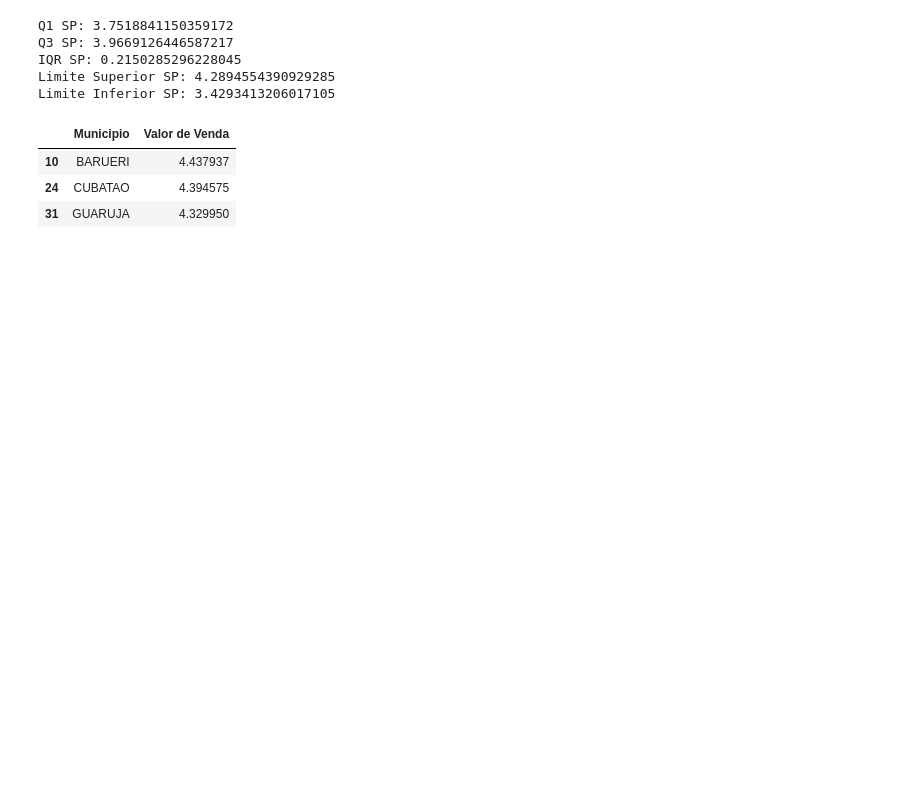
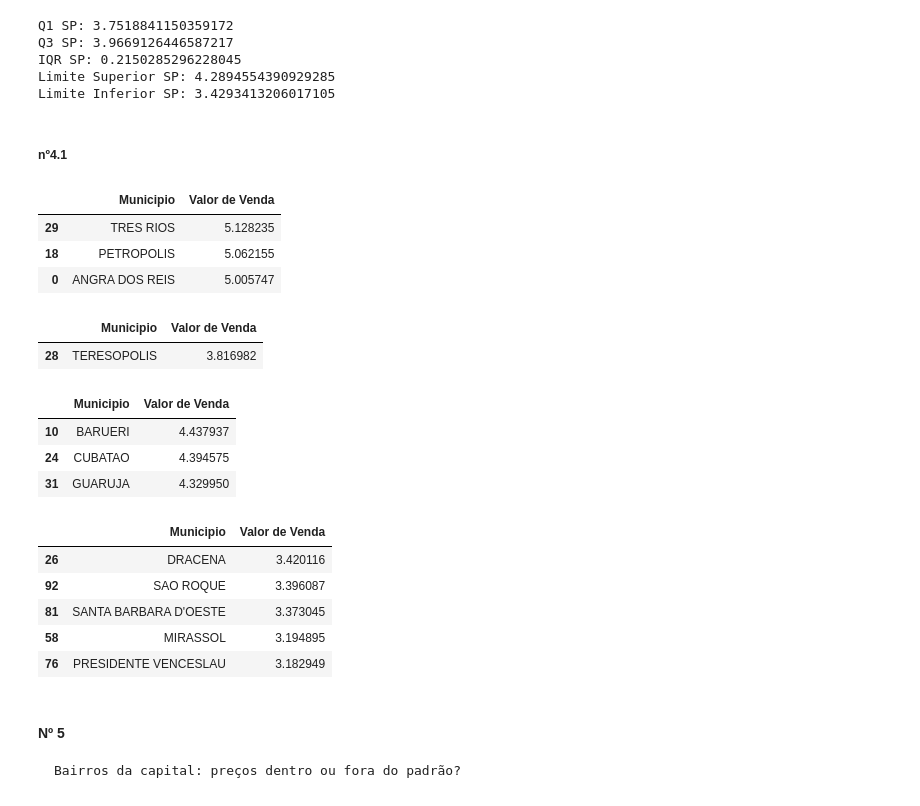
Before and after one commit to nanosvictor/UC2_senac_dados, a Jupyter notebook: mini_projeto_anp.ipynb, the cells around one changed output. Drawn from its saved outputs; the diff is of its cells as text; code cells hidden in the pictures; blank space fills up the shorter version.

```diff
--- a/mini_projeto_anp.ipynb
+++ b/mini_projeto_anp.ipynb
@@ -152,5 +173,5 @@ df_RJSP.head()
 | 138 | SE | RJ | CAMPOS DOS GOYTACAZES | G.S. NOGUEIRA COMBUSTÍVEIS LTDA | 03.784.646/0001-03 | RUA JOAQUIM LORENA | 6 | ... |
 | 143 | SE | RJ | CAMPOS DOS GOYTACAZES | CAMPOS GAROUPA LTDA. | 03.581.079/0002-60 | AVENIDA 15 DE NOVEMBRO | 353 | ... |
 # %%
-df_etanol = df_RJSP.groupby('Estado - Sigla')['Valor de Venda'].mean().reset_index().sort_values(by = 'Valor de Venda', ascending = False )
-df_etanol
+df_etanol = df_RJSP.groupby(['Estado - Sigla','Municipio'])['Valor de Venda'].mean().reset_index().sort_values(by = 'Valor de Venda', ascending = False )
+#df_etanol
@@ -201,5 +223,9 @@ limite_sup_etanol_rj
 # %%
-df_sp_etanol_media = df_sp_etanol.groupby('Municipio')['Valor de Venda'].mean().reset_index().sort_values(by = 'Valor de Venda', ascending = False )
+df_sp_etanol_media = (
+    df_etanol[df_etanol['Estado - Sigla'] == 'SP'].groupby('Municipio')
+    ['Valor de Venda'].mean().reset_index()
+    .sort_values(by = 'Valor de Venda', ascending = False )
+    )
 
 
 array_sp_etanol_media = np.array(df_sp_etanol_media['Valor de Venda'])
@@ -213,25 +239,60 @@ iqr_sp_etanol_media  = q3_sp_etanol_media  - q1_sp_etanol_media
 limite_superior_sp_etanol_media  = q3_sp_etanol_media  + (1.5 * iqr_sp_etanol_media )
 limite_inferior_sp_etanol_media  = q1_sp_etanol_media  - (1.5 * iqr_sp_etanol_media )
 
-print(f'Q1 SP: {q1_sp_etanol_media}')
-print(f'Q3 SP: {q3_sp_etanol_media}')
+print(
+    f'Q1 SP: {q1_sp_etanol_media}\n'
+    f'Q3 SP: {q3_sp_etanol_media}\n'
 
-print(f'IQR SP: {iqr_sp_etanol_media}')
+    f'IQR SP: {iqr_sp_etanol_media}\n'
 
-print(f'Limite Superior SP: {limite_superior_sp_etanol_media}')
-print(f'Limite Inferior SP: {limite_inferior_sp_etanol_media}')
+    f'Limite Superior SP: {limite_superior_sp_etanol_media}\n'
+    f'Limite Inferior SP: {limite_inferior_sp_etanol_media}'
+    )
 # %% [output]
 Q1 SP: 3.7518841150359172
 Q3 SP: 3.9669126446587217
 IQR SP: 0.2150285296228045
 Limite Superior SP: 4.2894554390929285
 Limite Inferior SP: 3.4293413206017105
-# %%
-limite_sup_etanol_sp = df_sp_etanol_media.loc[df_sp_etanol_media['Valor de Venda'] > limite_superior_sp_etanol_media]
-limite_sup_etanol_sp
-# %% [output]
-|  | Municipio | Valor de Venda |
-| 10 | BARUERI | 4.437937 |
-| 24 | CUBATAO | 4.394575 |
-| 31 | GUARUJA | 4.329950 |
+# %%
+limite_sup_etanol_rj = df_rj_etanol_media.loc[df_rj_etanol_media['Valor de Venda'] > limite_superior_rj_etanol_media]
+limite_inf_etanol_rj = df_rj_etanol_media.loc[df_rj_etanol_media['Valor de Venda'] < limite_inferior_rj_etanol_media]
+
+limite_sup_etanol_sp = df_sp_etanol_media.loc[df_sp_etanol_media['Valor de Venda'] > limite_superior_sp_etanol_media]
+limite_inf_etanol_sp = df_sp_etanol_media.loc[df_sp_etanol_media['Valor de Venda'] < limite_inferior_sp_etanol_media]
+
+#usar matplotlib
+# %% [markdown]
+##### nº4.1
+# %%
+limite_sup_etanol_rj
+# %% [output]
+|  | Municipio | Valor de Venda |
+| 29 | TRES RIOS | 5.128235 |
+| 18 | PETROPOLIS | 5.062155 |
+| 0 | ANGRA DOS REIS | 5.005747 |
+# %%
+limite_inf_etanol_rj
+# %% [output]
+|  | Municipio | Valor de Venda |
+| 28 | TERESOPOLIS | 3.816982 |
+# %%
+limite_sup_etanol_sp
+# %% [output]
+|  | Municipio | Valor de Venda |
+| 10 | BARUERI | 4.437937 |
+| 24 | CUBATAO | 4.394575 |
+| 31 | GUARUJA | 4.329950 |
+# %%
+limite_inf_etanol_sp
+# %% [output]
+|  | Municipio | Valor de Venda |
+| 26 | DRACENA | 3.420116 |
+| 92 | SAO ROQUE | 3.396087 |
+| 81 | SANTA BARBARA D'OESTE | 3.373045 |
+| 58 | MIRASSOL | 3.194895 |
+| 76 | PRESIDENTE VENCESLAU | 3.182949 |
+# %% [markdown]
+#### Nº 5
+    Bairros da capital: preços dentro ou fora do padrão?
 # %%
```
Also changed, not shown: parts of 20 cells of this notebook.
